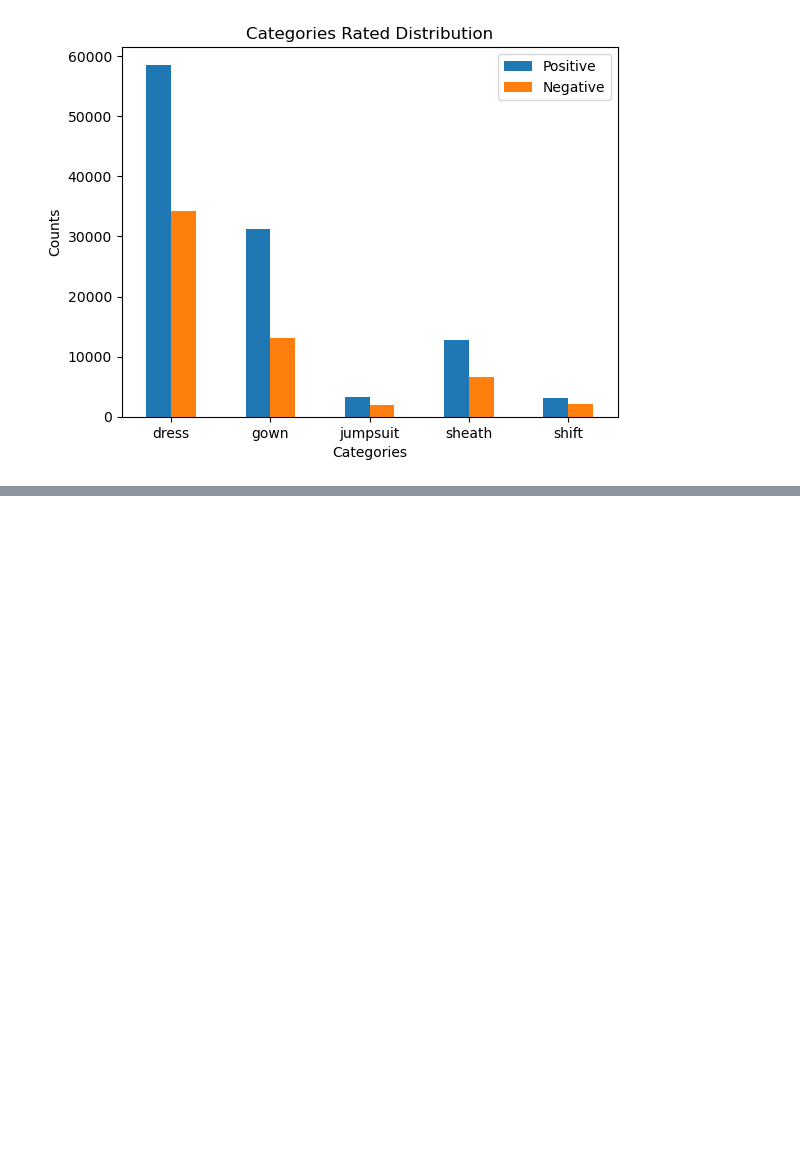
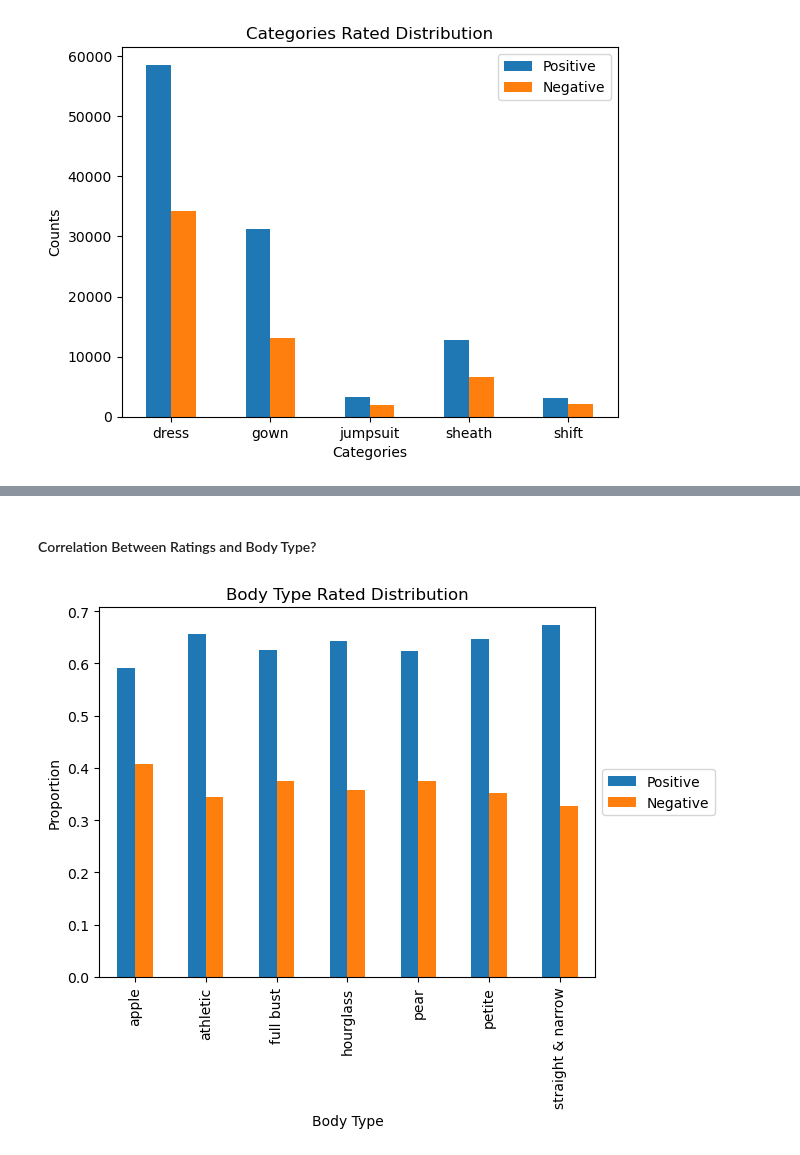
Before and after one commit to jsimpauco/cse158-a2, a Jupyter notebook: eda.ipynb, the cells around one changed output, grey strips where cells are left out. Drawn from its saved outputs; the diff is of its cells as text; code cells hidden in the pictures; blank space fills up the shorter version.

```diff
--- a/eda.ipynb
+++ b/eda.ipynb
@@ -164,0 +198,23 @@ plt.title('Categories Rated Distribution');
+# %% [markdown]
+#### Correlation Between Ratings and Body Type?
+# %%
+bt = clothing[['body type', 'rating']]
+bt = bt.dropna()
+pos = bt[(bt['rating'] == 10)].groupby('body type')[['rating']].count().rename(columns={'rating': 'Positive'})
+neg = bt[(bt['rating'] <= 8)].groupby('body type')[['rating']].count().rename(columns={'rating': 'Negative'})
+bt = pos.merge(neg, left_index=True, right_index=True)
+sums = bt.sum(axis=1)
+bt.loc['apple'] = (bt.loc['apple'] / sums.loc['apple']).T
+bt.loc['athletic'] = (bt.loc['athletic'] / sums.loc['athletic']).T
+bt.loc['full bust'] = (bt.loc['full bust'] / sums.loc['full bust']).T
+bt.loc['hourglass'] = (bt.loc['hourglass'] / sums.loc['hourglass']).T
+bt.loc['pear'] = (bt.loc['pear'] / sums.loc['pear']).T
+bt.loc['petite'] = (bt.loc['petite'] / sums.loc['petite']).T
+bt.loc['straight & narrow'] = (bt.loc['straight & narrow'] / sums.loc['straight & narrow']).T
+bt.plot.bar();
+plt.xlabel('Body Type');
+plt.ylabel('Proportion');
+plt.title('Body Type Rated Distribution');
+plt.legend(loc='center left', bbox_to_anchor=(1, 0.5));
+# %% [output]
+[figure, added]
```
Also changed, not shown: parts of 7 cells of this notebook.
